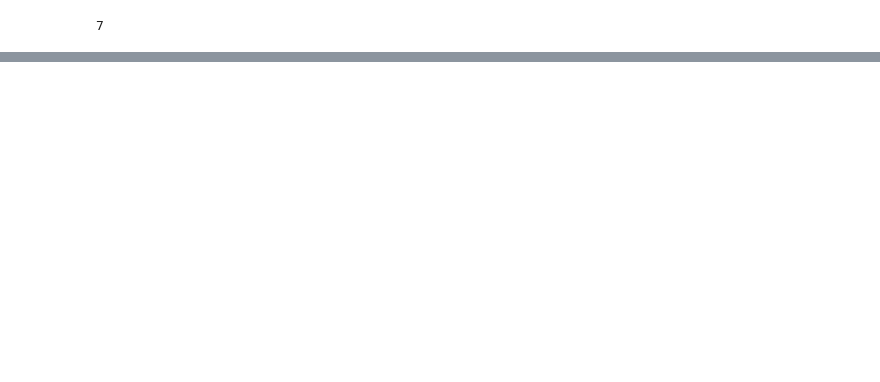
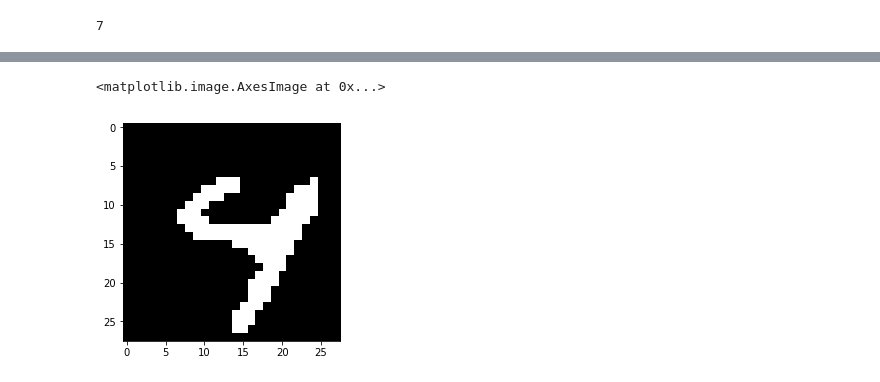
Before and after one commit to rodrigo-fss/pdi, a Jupyter notebook: Leitor_Nota/image_classificator.ipynb, the cells around one changed output, grey strips where cells are left out. Saved outputs shown, nothing was run; the diff lists cells and outputs as text; code cells hidden in the pictures; blank space fills up the shorter version.

```diff
--- a/Leitor_Nota/image_classificator.ipynb
+++ b/Leitor_Nota/image_classificator.ipynb
@@ -68,9 +91,0 @@ def trataImg(img):
-# %%
-img1_0 = cv2.resize(cv2.imread('test_ml/1.jpg', cv2.IMREAD_GRAYSCALE), (28, 28))
-img2_6 = cv2.resize(cv2.imread('test_ml/2.jpg', cv2.IMREAD_GRAYSCALE), (28, 28))
-img3_3 = cv2.resize(cv2.imread('test_ml/3.jpg', cv2.IMREAD_GRAYSCALE), (28, 28))
-img4_6 = cv2.resize(cv2.imread('test_ml/4.jpg', cv2.IMREAD_GRAYSCALE), (28, 28))
-img5_4 = cv2.resize(cv2.imread('test_ml/5.jpg', cv2.IMREAD_GRAYSCALE), (28, 28))
-img6_2 = cv2.resize(cv2.imread('test_ml/6.jpg', cv2.IMREAD_GRAYSCALE), (28, 28))
-img7_1 = cv2.resize(cv2.imread('test_ml/7.jpg', cv2.IMREAD_GRAYSCALE), (28, 28))
-img8_0 = cv2.resize(cv2.imread('test_ml/8.jpg', cv2.IMREAD_GRAYSCALE), (28, 28))
@@ -97,24 +92,15 @@ True
 # %%
-img1_t = cv2.imread('test_ml/img1_t.jpg', cv2.IMREAD_GRAYSCALE)
-img2_t = cv2.imread('test_ml/img2_t.jpg', cv2.IMREAD_GRAYSCALE)
-img3_t = cv2.imread('test_ml/img3_t.jpg', cv2.IMREAD_GRAYSCALE)
-img4_t = cv2.imread('test_ml/img4_t.jpg', cv2.IMREAD_GRAYSCALE)
-img5_t = cv2.imread('test_ml/img5_t.jpg', cv2.IMREAD_GRAYSCALE)
-img6_t = cv2.imread('test_ml/img6_t.jpg', cv2.IMREAD_GRAYSCALE)
-img7_t = cv2.imread('test_ml/img7_t.jpg', cv2.IMREAD_GRAYSCALE)
-img8_t = cv2.imread('test_ml/img8_t.jpg', cv2.IMREAD_GRAYSCALE)
+img1_0 = cv2.normalize(img1_0, None, alpha=0, beta=1, norm_type=cv2.NORM_MINMAX, dtype=cv2.CV_32F)
+img2_6 = cv2.normalize(img2_6, None, alpha=0, beta=1, norm_type=cv2.NORM_MINMAX, dtype=cv2.CV_32F)
+img3_3 = cv2.normalize(img3_3, None, alpha=0, beta=1, norm_type=cv2.NORM_MINMAX, dtype=cv2.CV_32F)
+img4_6 = cv2.normalize(img4_6, None, alpha=0, beta=1, norm_type=cv2.NORM_MINMAX, dtype=cv2.CV_32F)
+img5_4 = cv2.normalize(img5_4, None, alpha=0, beta=1, norm_type=cv2.NORM_MINMAX, dtype=cv2.CV_32F)
+img6_2 = cv2.normalize(img6_2, None, alpha=0, beta=1, norm_type=cv2.NORM_MINMAX, dtype=cv2.CV_32F)
+img7_1 = cv2.normalize(img7_1, None, alpha=0, beta=1, norm_type=cv2.NORM_MINMAX, dtype=cv2.CV_32F)
+img8_0 = cv2.normalize(img8_0, None, alpha=0, beta=1, norm_type=cv2.NORM_MINMAX, dtype=cv2.CV_32F)
 
-img1_t = cv2.normalize(img1_t, None, alpha=0, beta=1, norm_type=cv2.NORM_MINMAX, dtype=cv2.CV_32F)
-img2_t = cv2.normalize(img2_t, None, alpha=0, beta=1, norm_type=cv2.NORM_MINMAX, dtype=cv2.CV_32F)
-img3_t = cv2.normalize(img3_t, None, alpha=0, beta=1, norm_type=cv2.NORM_MINMAX, dtype=cv2.CV_32F)
-img4_t = cv2.normalize(img4_t, None, alpha=0, beta=1, norm_type=cv2.NORM_MINMAX, dtype=cv2.CV_32F)
-img5_t = cv2.normalize(img5_t, None, alpha=0, beta=1, norm_type=cv2.NORM_MINMAX, dtype=cv2.CV_32F)
-img6_t = cv2.normalize(img6_t, None, alpha=0, beta=1, norm_type=cv2.NORM_MINMAX, dtype=cv2.CV_32F)
-img7_t = cv2.normalize(img7_t, None, alpha=0, beta=1, norm_type=cv2.NORM_MINMAX, dtype=cv2.CV_32F)
-img8_t = cv2.normalize(img8_t, None, alpha=0, beta=1, norm_type=cv2.NORM_MINMAX, dtype=cv2.CV_32F)
-
-x_test_p = [img1_t, img2_t, img3_t, img4_t, img5_t, img6_t, img7_t, img8_t]
-y_test = [0, 6, 3, 6, 4, 2, 1, 0]
+x_test_p = [img1_0, img2_6, img3_3, img4_6, img5_4, img6_2, img7_1, img8_0]
+y_test_p = [0, 6, 3, 6, 4, 2, 1, 0]
 # %%
 predictions = new_model.predict([x_test_p])
 for i in range(len(predictions)):
@@ -135,0 +122,5 @@ plt.imshow(x_test[3],cmap='gray')
+# %%
+plt.imshow(x_test_p[4],cmap='gray')
+# %% [output]
+<matplotlib.image.AxesImage at 0x...>
+[figure, added]
```
Also changed, not shown: parts of 16 cells of this notebook, 8 other files.
